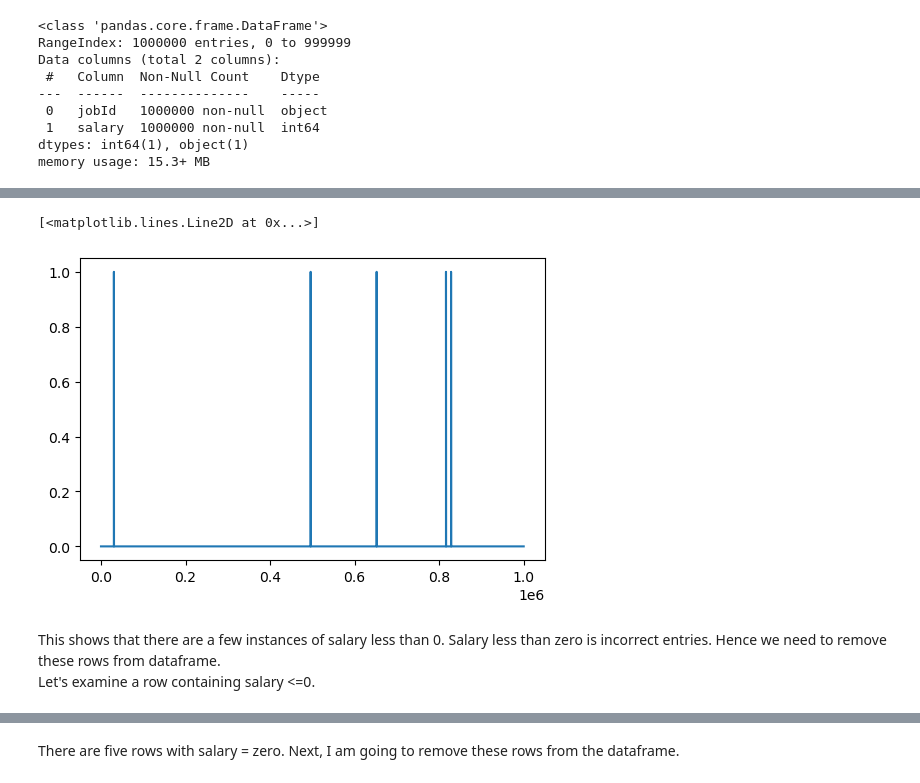
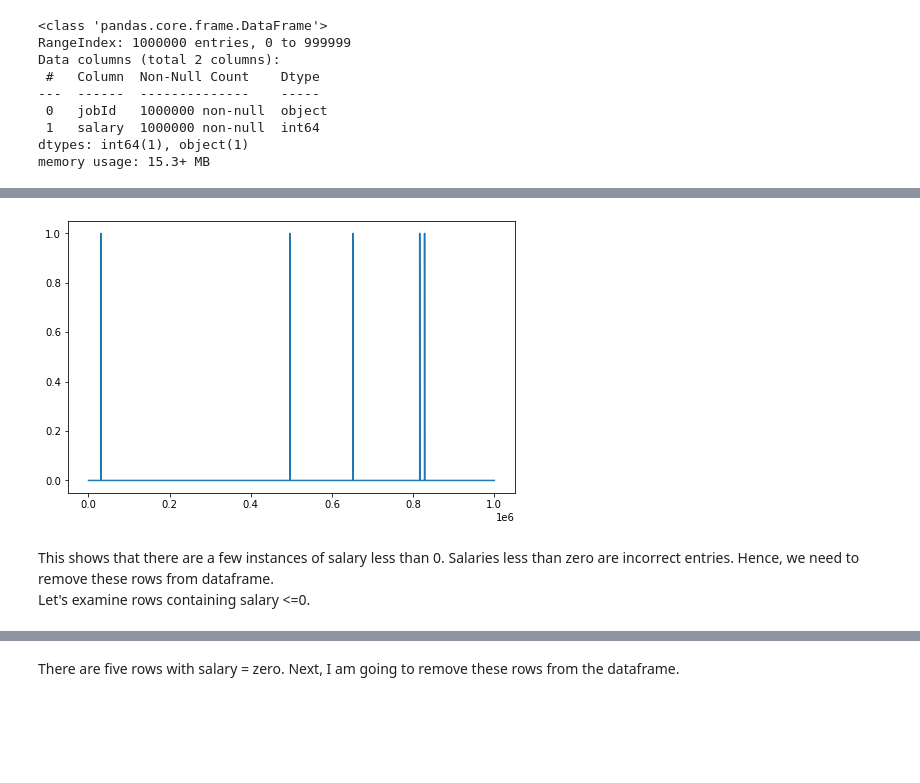
Before and after one commit to dennyalp/Salary-Prediction, a Jupyter notebook: Salary_Prediction_Notebook.ipynb, the cells around one changed output, grey strips where cells are left out. Cells and saved outputs as stored; diff of their text form; code cells hidden in the pictures; blank space fills up the shorter version.

```diff
--- a/Salary_Prediction_Notebook.ipynb
+++ b/Salary_Prediction_Notebook.ipynb
@@ -27,7 +27,7 @@ import sklearn as sk
 ## Part 2 - DISCOVER
 <b>---- Load data ----
 # %%
-dataPath = "C:\\Users\\denny\Science\\Data_science\\Portfolio development course\\Salary-Prediction\\data\\"
+dataPath = "C:\\Users\\denny\\Main\\Data_science\\Portfolio development course\\Salary-Prediction\\data\\"
 trainFeatures = pd.read_csv(dataPath + "train_features.csv")
 trainSalaries = pd.read_csv(dataPath + "train_salaries.csv")
 testFeatures  = pd.read_csv(dataPath + "test_features.csv")
@@ -129,6 +129,6 @@ dtypes: int64(1), object(1)
 memory usage: 15.3+ MB
 # %%
 # Merging training features and training salaries
-trainDF = pd.merge(trainSalaries, trainFeatures, how='inner', on = None, left_index=False, right_index=False)
+trainDF = pd.merge(trainFeatures, trainSalaries, how='inner', on = None, left_index=False, right_index=False)
 trainDF.head()
 # %% [output]
@@ -157,15 +157,15 @@ trainDF.drop_duplicates()
 1000000 rows × 9 columns
 # %%
 # Checking is there any salary values less than or eqal to zero
-plt.figure(dpi=100)
+plt.figure(figsize=(8,5))
 plt.plot (trainDF.salary<=0)
+plt.show()
 # %% [output]
-[<matplotlib.lines.Line2D at 0x...>]
-[figure, old version]
+[figure, new version]
 # %% [markdown]
-This shows that there are a few instances of salary less than 0. Salary less than zero is incorrect entries. Hence we need to remove these rows
+This shows that there are a few instances of salary less than 0. Salaries less than zero are incorrect entries. Hence, we need to remove these rows
 from dataframe.
-<br> Let's examine a row containing salary <=0.
+<br> Let's examine rows containing salary <=0.
 # %%
 badSalaryDF = trainDF[trainDF.salary<=0]
 badSalaryDF
```
Also changed, not shown: parts of 24 cells of this notebook.
